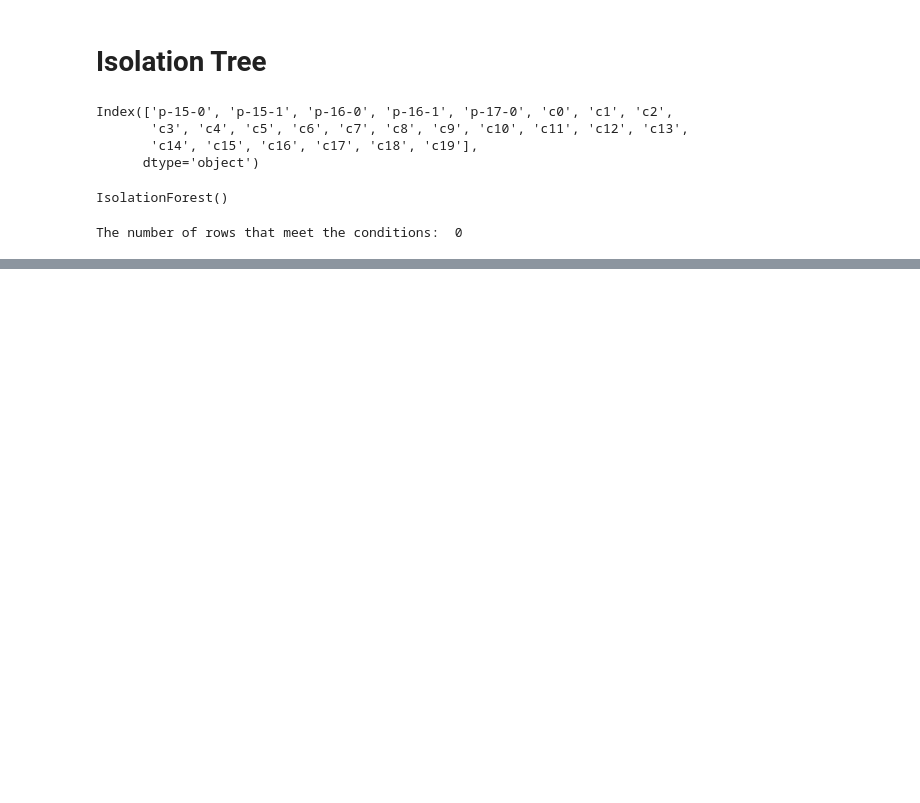
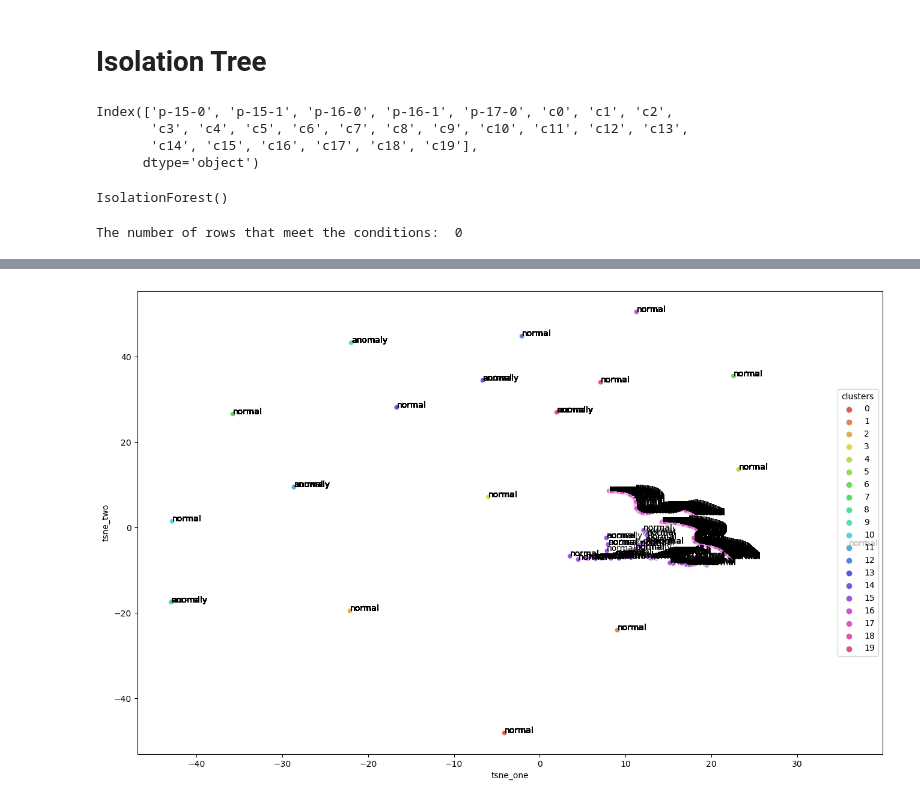
Before and after one commit to manelmahroug/anomaly-detection-in-log-files, a Jupyter notebook: unsupervised_learning/isolation-forest.ipynb, the cells around one changed output, grey strips where cells are left out. Drawn from its saved outputs; the diff is of its cells as text; code cells hidden in the pictures; blank space fills up the shorter version.

Commit message:
added tsne

```diff
--- a/unsupervised_learning/isolation-forest.ipynb
+++ b/unsupervised_learning/isolation-forest.ipynb
@@ -85,0 +145,7 @@ The number of rows that meet the conditions:  0
+# %%
+BGL_tsne['tsne_one'] = tsne_result[:,0]
+BGL_tsne['tsne_two'] = tsne_result[:,1]
+# %%
+labels=BGL[['labels']]
+# %%
+BGL_tsne['labels']=labels
@@ -85,0 +172,3 @@ The number of rows that meet the conditions:  0
+# %%
+BGL_tsne.loc[BGL_tsne["labels"] == False, "labels"] = "normal"
+BGL_tsne.loc[BGL_tsne["labels"] == True, "labels"] = "anomaly"
@@ -85,0 +195,25 @@ The number of rows that meet the conditions:  0
+# %%
+plt.figure(figsize=(16,10))
+import seaborn as sns
+
+x= BGL_tsne['tsne_one']
+y=BGL_tsne['tsne_two']
+
+ax= sns.scatterplot(
+    x='tsne_one', y='tsne_two',
+    hue="clusters",
+    palette=sns.color_palette("hls", 20),
+    data=BGL_tsne,
+    legend="full",
+    alpha=1
+)
+
+sns.move_legend(ax, "center right")
+#annotate
+labels= list(BGL_tsne['labels'])
+for i, label in enumerate(labels):
+    plt.annotate(label, (x[i], y[i]))
+
+plt.show()
+# %% [output]
+[figure, added]
```
Also changed, not shown: parts of 14 cells of this notebook, 1 other file.
